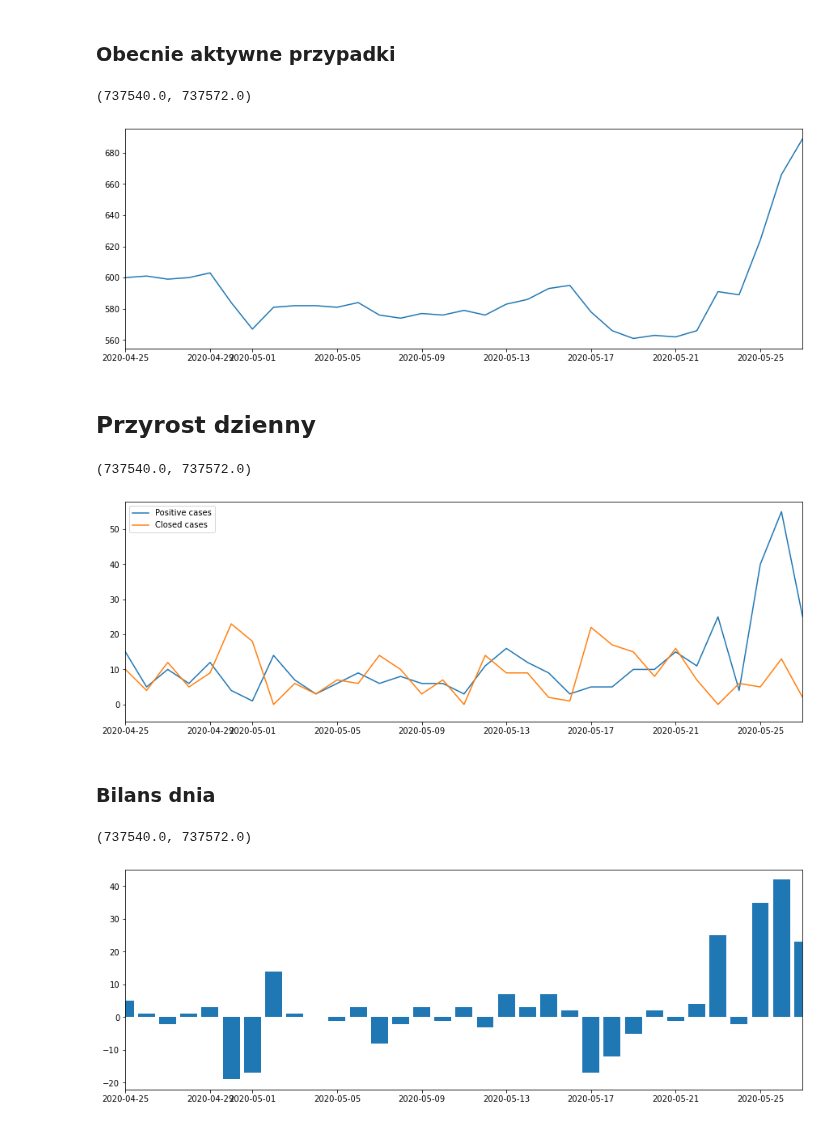
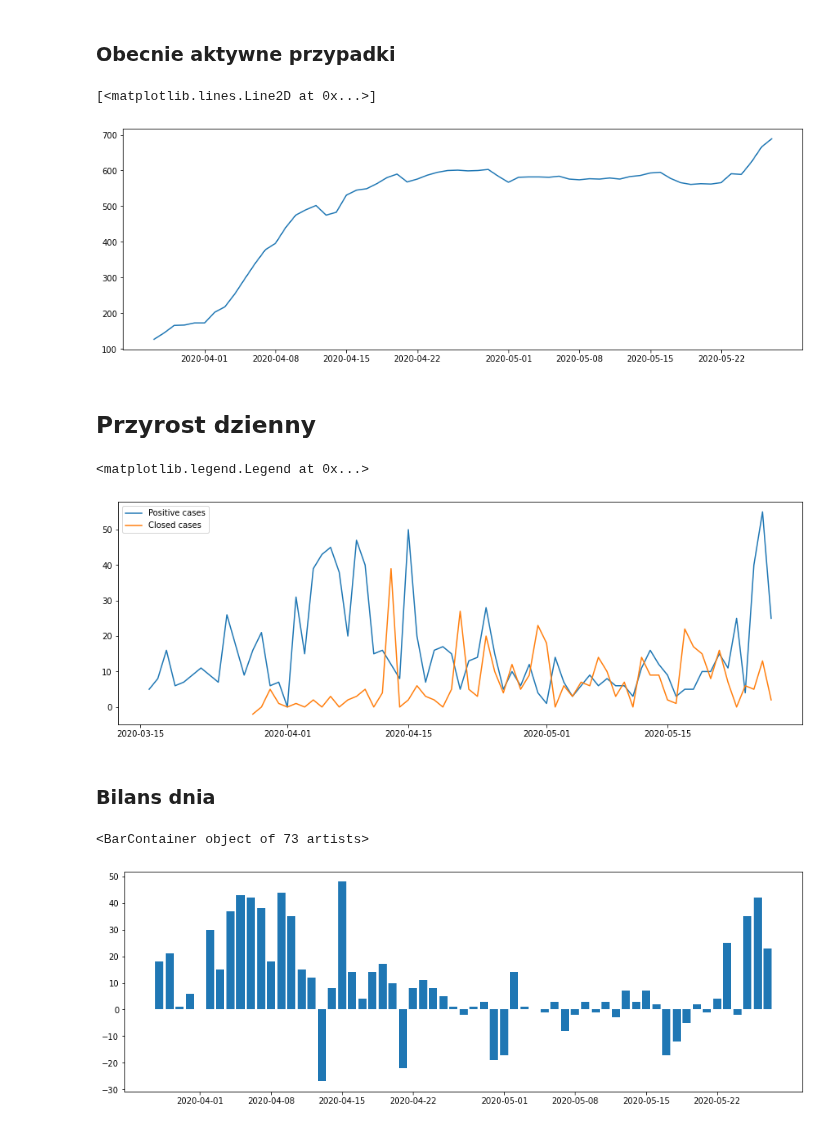
Before and after one commit to danijel3/CovidWarszawa, a Jupyter notebook: visualize.ipynb, the cells around one changed output. Saved outputs shown, nothing was run; the diff lists cells and outputs as text; code cells hidden in the pictures.

```diff
--- a/visualize.ipynb
+++ b/visualize.ipynb
@@ -62,10 +56,9 @@ xlim(pd.Timestamp('2020-04-25'),df.index[-1])
 # %%
 figure(figsize=(15,5))
 plot(dod-kon)
-xlim(pd.Timestamp('2020-04-25'),df.index[-1])
 # %% [output]
-(737540.0, 737572.0)
+[<matplotlib.lines.Line2D at 0x...>]
-[figure, old version]
+[figure, new version]
 # %% [markdown]
 ## Przyrost dzienny
 # %%
@@ -73,16 +66,14 @@ figure(figsize=(15,5))
 plot(dod.diff(),label='Positive cases')
 plot(kon.diff(),label='Closed cases')
 legend()
-xlim(pd.Timestamp('2020-04-25'),df.index[-1])
 # %% [output]
-(737540.0, 737572.0)
+<matplotlib.legend.Legend at 0x...>
-[figure, old version]
+[figure, new version]
 # %% [markdown]
 ### Bilans dnia
 # %%
 figure(figsize=(15,5))
 bar(df.index,dod.diff()-kon.diff())
-xlim(pd.Timestamp('2020-04-25'),df.index[-1])
 # %% [output]
-(737540.0, 737572.0)
+<BarContainer object of 73 artists>
-[figure, old version]
+[figure, new version]
```
Also changed, not shown: parts of 4 cells of this notebook, 2 other files.
